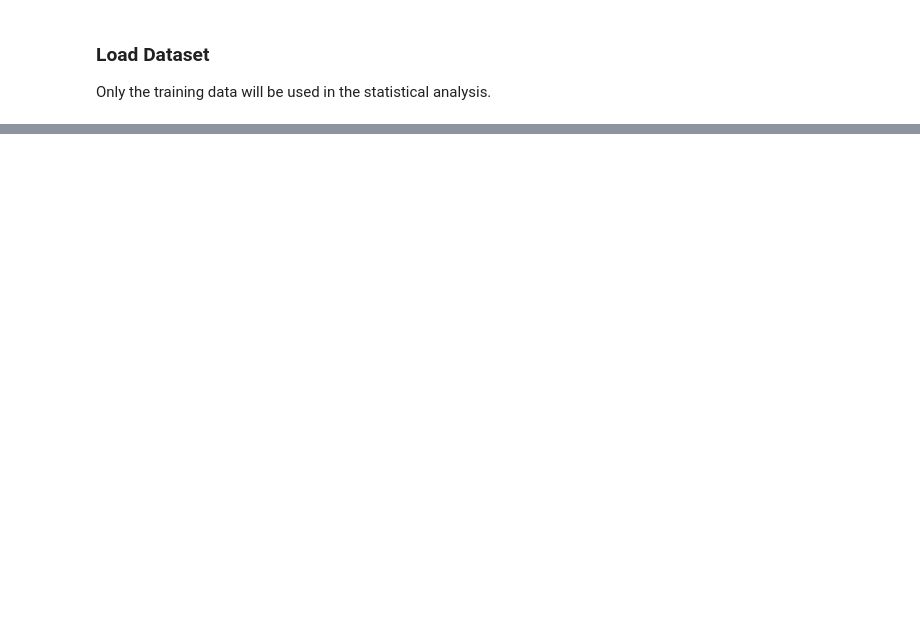
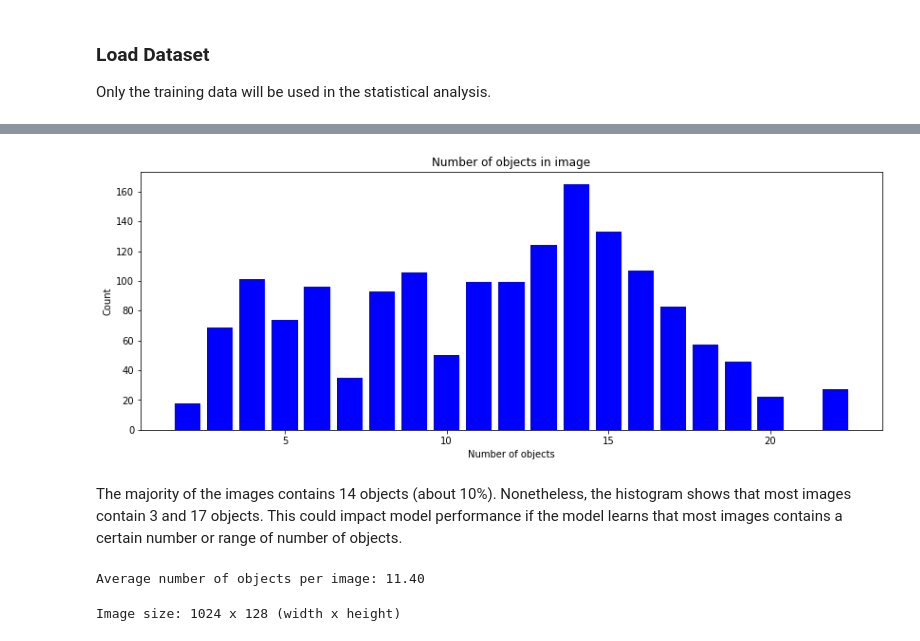
Before and after one commit to mariueng/computer-vision-and-deep-learning, a Jupyter notebook: SSD/notebooks/eda.ipynb, the cells around one changed output, grey strips where cells are left out. Drawn from its saved outputs; the diff is of its cells as text; code cells hidden in the pictures; blank space fills up the shorter version.

```diff
--- a/SSD/notebooks/eda.ipynb
+++ b/SSD/notebooks/eda.ipynb
@@ -127,0 +94,13 @@ This section explores object sizes independently, and also in relation to the im
+# %%
+import fiftyone as fo
+
+data_path = 'data/tdt4265_2022/'
+labels_path = 'data/tdt4265_2022/train_annotations.json'
+
+# Fiftyone version of dataset
+dataset_fo = fo.Dataset.from_dir(
+    dataset_type=fo.types.COCODetectionDataset,
+    data_path=data_path,
+    labels_path=labels_path,
+    name='tdt4265-dataset',
+)
@@ -127,0 +157,42 @@ This section explores object sizes independently, and also in relation to the im
+# %%
+# Keys indicate number of objects in image, value is number of images with same number of objects
+objects_per_image_dict = {}
+
+for sample in dataset_fo:
+    c = len(sample.ground_truth.detections)
+    if c in objects_per_image_dict:
+        objects_per_image_dict[c] += 1
+    else:
+        objects_per_image_dict[c] = 1
+
+# check sum of dict
+s = 0
+for key, value in objects_per_image_dict.items():
+    s += key * value
+
+assert s == len(annotations), f'Expected: {len(annotations)}, got: {s}'
+# %%
+# Plot number of objects contained in an image
+plt.figure(figsize=(14, 5))
+# sns.barplot(x=list(objects_per_image_dict.keys()), y=list(objects_per_image_dict.values()), palette='viridis')
+plt.bar(list(objects_per_image_dict.keys()), list(objects_per_image_dict.values()), color='blue')
+plt.title('Number of objects in image')
+plt.xlabel('Number of objects')
+plt.ylabel('Count')
+plt.show()
+# %% [output]
+[figure, added]
+# %% [markdown]
+The majority of the images contains 14 objects (about 10%). Nonetheless, the histogram shows that most images contain 3 and 17 objects. This could impact model performance if the model learns that most images contains a certain number or range of number of objects.
+# %%
+# Calculate average number of objects in each image
+average_objects_per_image = df_categories['count'].sum() / len(images)
+print(f'Average number of objects per image: {average_objects_per_image:.2f}')
+# %% [output]
+Average number of objects per image: 11.40
+# %%
+# Get image size
+image_size = (images[0]['width'], images[0]['height'])
+print(f'Image size: {image_size[0]} x {image_size[1]} (width x height)')
+# %% [output]
+Image size: 1024 x 128 (width x height)
```
Also changed, not shown: parts of 49 cells of this notebook, 4 other files.
